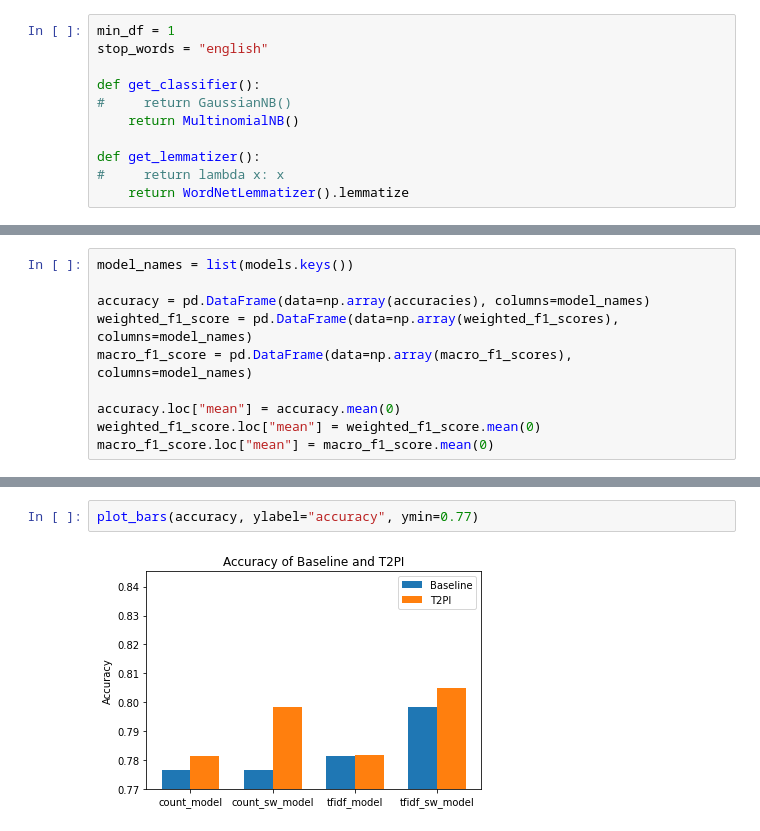
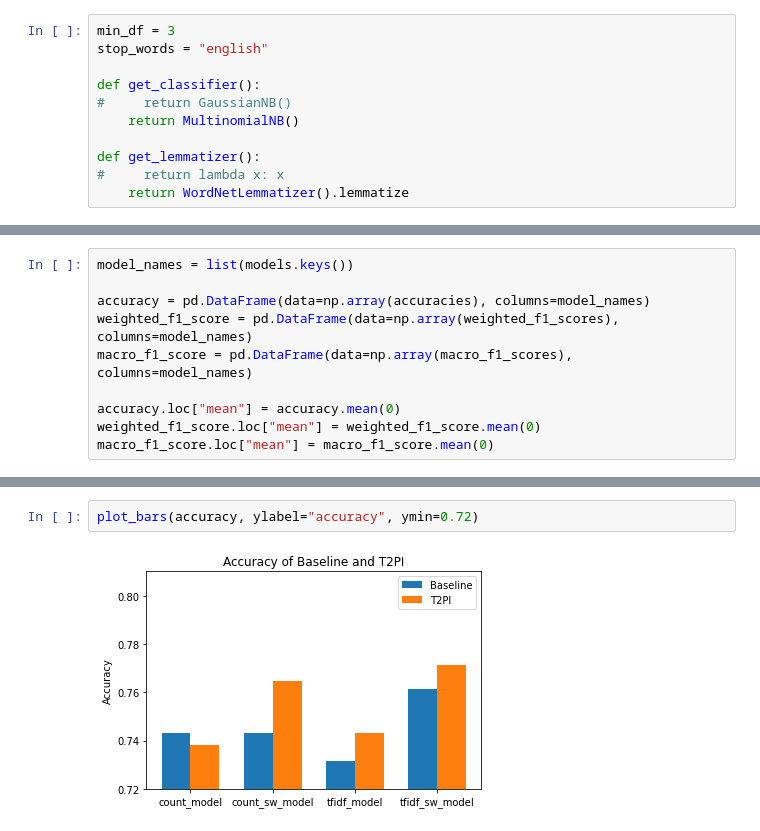
Before and after one commit to iamr0b0tx/topic_modeler, a Jupyter notebook: term_term_pr_distr_and_inference.ipynb, the cells around one changed output, grey strips where cells are left out. Saved outputs shown, nothing was run; the diff lists cells and outputs as text.

```diff
--- a/term_term_pr_distr_and_inference-multinomial-min_df-1-size-150-max.ipynb
+++ b/term_term_pr_distr_and_inference.ipynb
@@ -226,7 +220,7 @@ The Dataset labels needs to be balanced
 # %% [markdown]
 ### Parameters
 # %%
-min_df = 1
+min_df = 3
 stop_words = "english"
 
 def get_classifier():
@@ -448,7 +453,7 @@ accuracy.head(split_size+1)
 # %%
-plot_bars(accuracy, ylabel="accuracy", ymin=0.77)
+plot_bars(accuracy, ylabel="accuracy", ymin=0.72)
 # %% [output]
-[figure, old version]
+[figure, new version]
 # %%
 weighted_f1_score.head(split_size+1)
 # %% [output]
```
Also changed, not shown: parts of 10 cells of this notebook, 2 other files.
